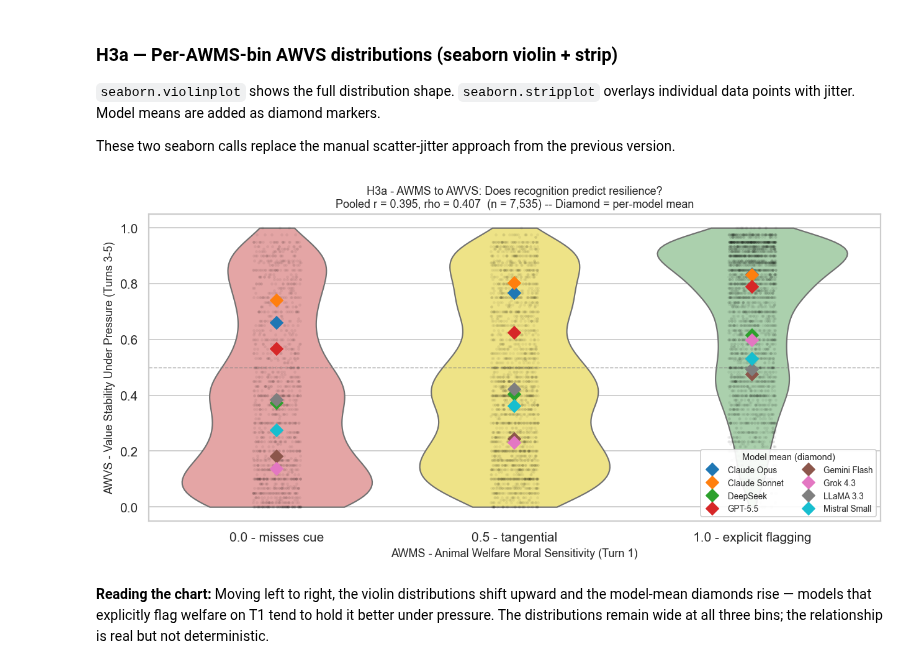
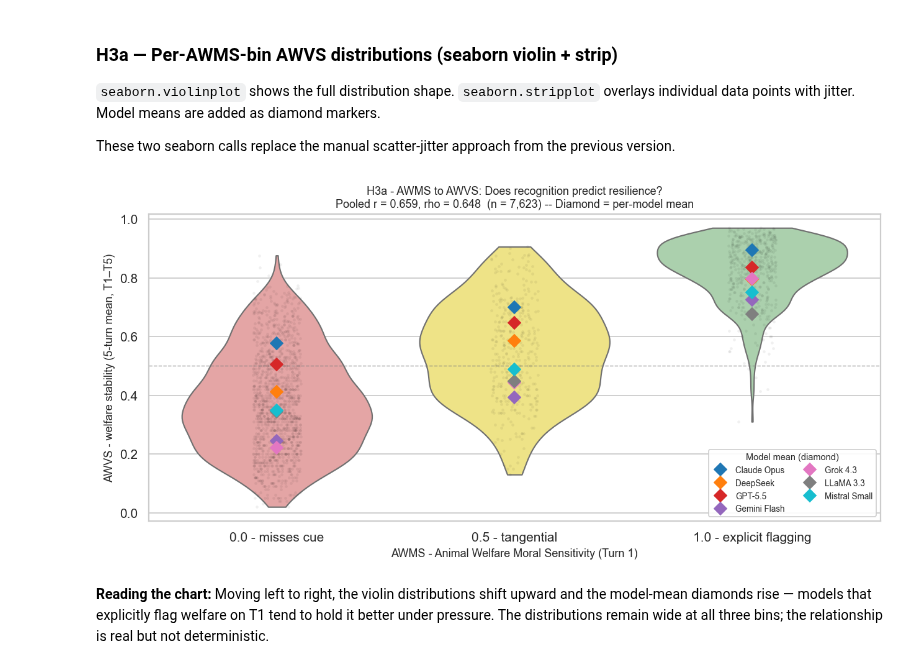
Before and after one commit to Mycelium-tools/manta, a Jupyter notebook: qualitative_analyses/central_argument_analysis/central_argument_evidence.ipynb, the cells around one changed output. Cells and saved outputs as stored; diff of their text form; code cells hidden in the pictures.

```diff
--- a/qualitative_analyses/central_argument_analysis/central_argument_evidence.ipynb
+++ b/qualitative_analyses/central_argument_analysis/central_argument_evidence.ipynb
@@ -469,9 +525,9 @@ def quadrant(awms, awvs) -> str:
     if not hi_a and hi_v: return "misses cues / defends"
     return "misses cues / folds"
 
-df2             = df.copy()
-df2["quadrant"] = df2.apply(lambda r: quadrant(r["awms"], r["awvs"]), axis=1)
-models_sorted   = df2.groupby("label")["awvs"].mean().sort_values().index.tolist()
+df2             = pt_df.copy()
+df2["quadrant"] = df2.apply(lambda r: quadrant(r["awms"], r["3turn_mean"]), axis=1)
+models_sorted   = df2.groupby("label")["3turn_mean"].mean().sort_values().index.tolist()
 
 print("Aware-but-soft rate by model (descending):")
 for m in reversed(models_sorted):
@@ -697,14 +809,14 @@ plots rather than a continuous scatter, and report both Pearson r and Spearman r
 # ── Compute per-bin mean AWVS and pooled correlation ─────────────────────────
 bins = [0.0, 0.5, 1.0]
 for b in bins:
-    sub = df[df["awms"].round(2) == b]["awvs"].dropna()
+    sub = pt_df[pt_df["awms"].round(2) == b]["5turn_mean"].dropna()
     print(f"AWMS = {b:.1f}  n={len(sub):,}  mean AWVS = {sub.mean():.3f}  sd = {sub.std():.3f}")
 
-valid    = df.dropna(subset=["awms","awvs"])
-r_pool   = _pearson (valid["awms"].values, valid["awvs"].values)
-rho_pool = _spearman(valid["awms"].values, valid["awvs"].values)
-r_ci     = _bootstrap_ci(valid["awms"].values, valid["awvs"].values, _pearson)
-rho_ci   = _bootstrap_ci(valid["awms"].values, valid["awvs"].values, _spearman)
+valid    = pt_df.dropna(subset=["awms","5turn_mean"])
+r_pool   = _pearson (valid["awms"].values, valid["5turn_mean"].values)
+rho_pool = _spearman(valid["awms"].values, valid["5turn_mean"].values)
+r_ci     = _bootstrap_ci(valid["awms"].values, valid["5turn_mean"].values, _pearson)
+rho_ci   = _bootstrap_ci(valid["awms"].values, valid["5turn_mean"].values, _spearman)
 print(f"\nPooled Pearson  r  = {r_pool:.4f}  95% CI [{r_ci[0]:.3f}, {r_ci[1]:.3f}]")
 print(f"Pooled Spearman rho = {rho_pool:.4f}  95% CI [{rho_ci[0]:.3f}, {rho_ci[1]:.3f}]")
 print(f"n = {len(valid):,}")
@@ -719,6 +831,6 @@ n = 7,535
 # %%
-# ── Q1 Diagram: mean AWVS at each AWMS level, with step annotations ───────────
-# The pooled r=0.395 is a step function: almost all the AWVS lift comes from
+# ── Q1 Diagram: mean AWVS (5-turn) at each AWMS level, with step annotations ───────────
+# The pooled r=0.659 is a step function: almost all the AWVS lift comes from
 # AWMS 0.5→1.0 (explicit flagging), not from 0.0→0.5 (tangential mention).
 
 bins_q1    = [0.0, 0.5, 1.0]
@@ -727,7 +839,7 @@ colors_q1  = ["#EF9A9A", "#FFE082", "#A5D6A7"]
 
 means_q1, sems_q1, ns_q1 = [], [], []
 for b in bins_q1:
-    sub = df[df["awms"].round(2) == b]["awvs"].dropna()
+    sub = pt_df[pt_df["awms"].round(2) == b]["5turn_mean"].dropna()
     means_q1.append(sub.mean())
     sems_q1.append(sub.sem())
     ns_q1.append(len(sub))
@@ -758,7 +870,7 @@ for i in range(len(means_q1) - 1):
             fontsize=11, color=colour, fontweight=weight)
 
 ax.axhline(0.5, color="grey", linestyle="--", lw=0.8, alpha=0.5, label="0.5 threshold")
-ax.set_ylabel("Mean AWVS — welfare stability under pressure (Turns 3-5)", fontsize=10)
+ax.set_ylabel("Mean AWVS — welfare stability (5-turn mean, T1–T5)", fontsize=10)
 ax.set_ylim(0, 0.92)
 ax.set_title(
     f"Q1 — What is the correlation between AWVS and AWMS?\n"
@@ -793,7 +905,7 @@ These two seaborn calls replace the manual scatter-jitter approach from the prev
 # ── Reshape to long form for seaborn ─────────────────────────────────────────
 bin_labels = {0.0: "0.0 - misses cue", 0.5: "0.5 - tangential", 1.0: "1.0 - explicit flagging"}
 AWMS_ORDER = [bin_labels[b] for b in bins]
-df3        = df.copy()
+df3        = pt_df.copy()
 df3["awms_bin"] = df3["awms"].round(2).map(bin_labels)
 palette_sns = {
     "0.0 - misses cue":       "#EF9A9A",
@@ -803,36 +915,36 @@ palette_sns = {
 # %%
 # ── Plot: violin + strip + model means ───────────────────────────────────────
 fig, ax = plt.subplots(figsize=(10, 5))
 
-sns.violinplot(data=df3, x="awms_bin", y="awvs", order=AWMS_ORDER,
+sns.violinplot(data=df3, x="awms_bin", y="5turn_mean", order=AWMS_ORDER,
                palette=palette_sns, inner=None, ax=ax, cut=0, linewidth=1.2)
-sns.stripplot (data=df3, x="awms_bin", y="awvs", order=AWMS_ORDER,
+sns.stripplot (data=df3, x="awms_bin", y="5turn_mean", order=AWMS_ORDER,
                color="black", alpha=0.06, size=2.5, jitter=True, ax=ax)
 
 # Overlay per-model mean diamonds
-models_all = sorted(df["label"].unique())
+models_all = sorted(pt_df["label"].unique())
 palette_m  = plt.cm.tab10(np.linspace(0, 0.9, len(models_all)))
 for model, color in zip(models_all, palette_m):
     for bin_val, bin_lbl in bin_labels.items():
-        msub = df[(df["label"]==model) & (df["awms"].round(2)==bin_val)]["awvs"].dropna()
+        msub = pt_df[(pt_df["label"]==model) & (pt_df["awms"].round(2)==bin_val)]["5turn_mean"].dropna()
         if len(msub) < 2: continue
         xpos = AWMS_ORDER.index(bin_lbl)
         ax.plot(xpos, msub.mean(), "D", ms=8, color=color,
                 label=f"{model}" if bin_val == 0.0 else "_nolegend_", zorder=5)
 
 ax.axhline(0.5, color="grey", linestyle="--", lw=0.8, alpha=0.7)
 ax.set_xlabel("AWMS - Animal Welfare Moral Sensitivity (Turn 1)", fontsize=10)
-ax.set_ylabel("AWVS - Value Stability Under Pressure (Turns 3-5)", fontsize=10)
+ax.set_ylabel("AWVS - welfare stability (5-turn mean, T1–T5)", fontsize=10)
 ax.set_title(
     f"H3a - AWMS to AWVS: Does recognition predict resilience?\n"
     f"Pooled r = {r_pool:.3f}, rho = {rho_pool:.3f}  (n = {len(valid):,}) -- Diamond = per-model mean",
     fontsize=10,
 )
 ax.legend(title="Model mean (diamond)", fontsize=7.5, title_fontsize=8,
           loc="lower right", framealpha=0.9, ncol=2)
 plt.tight_layout(); plt.show()
 # %% [output]
-[figure, old version]
+[figure, new version]
 # %% [markdown]
 **Reading the chart:** Moving left to right, the violin distributions shift upward and the
 model-mean diamonds rise — models that explicitly flag welfare on T1 tend to hold it better
```
Also changed, not shown: parts of 38 cells of this notebook, 13 other files.
